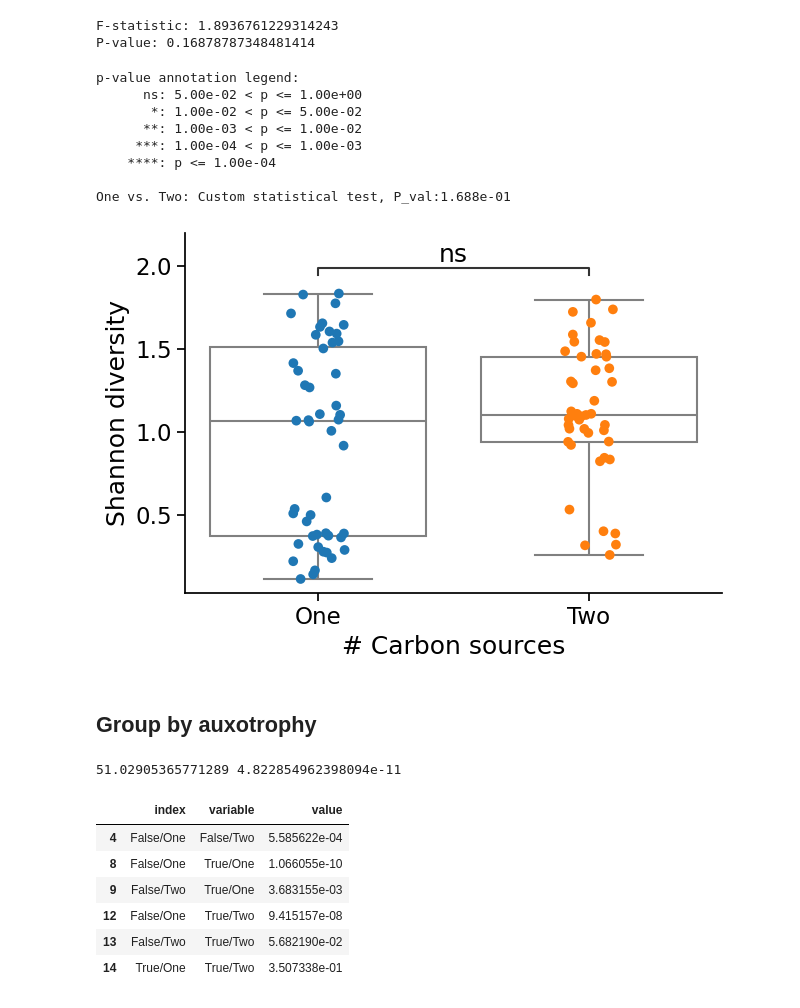
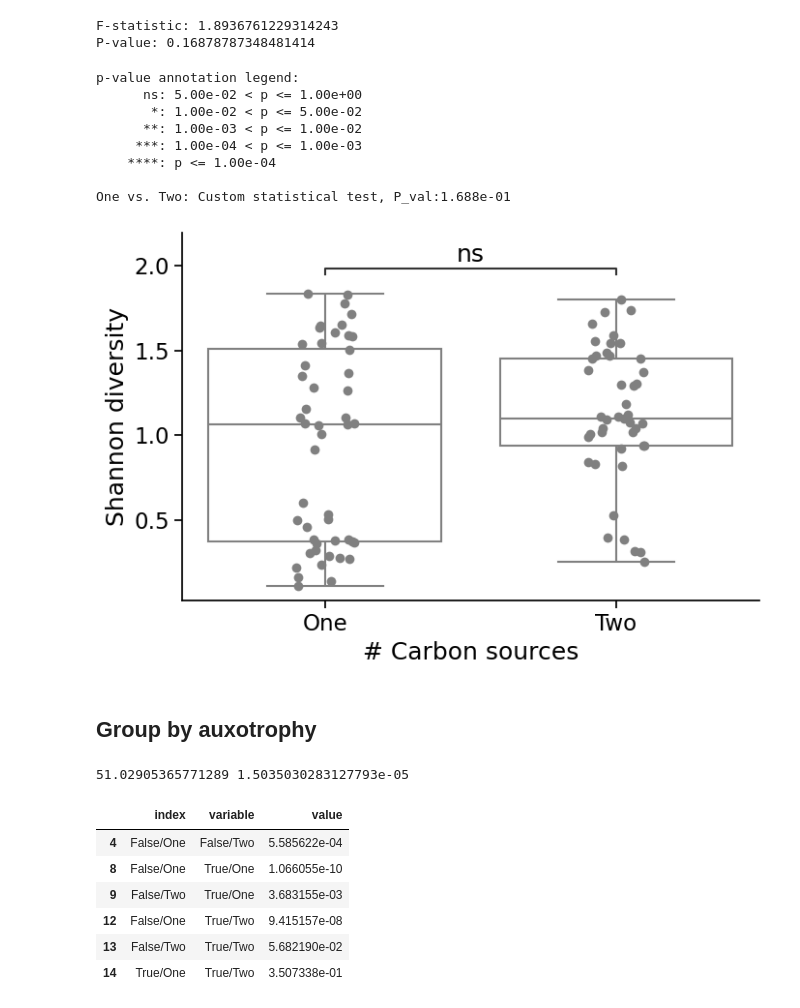
Before and after one commit to sulheim/coexistence, a Jupyter notebook: notebooks/1_assembly_1/analyse_assembly_1.ipynb, the cells around one changed output. Cells and saved outputs as stored; diff of their text form; code cells hidden in the pictures.

Commit message:
First draft of figure 1

```diff
--- a/notebooks/1_assembly_1/analyse_assembly_1.ipynb
+++ b/notebooks/1_assembly_1/analyse_assembly_1.ipynb
@@ -88,8 +89,8 @@ shannon_df['Prototroph index'] = shannon_df.index.map(prototroph_dict)
 shannon_df['CS'] = shannon_df.index.map(well_to_cs)
 shannon_df['CS class'] = shannon_df.CS.map(cs_to_class)
 shannon_df = shannon_df.loc[~shannon_df['Shannon index'].isna()].copy()
-
 shannon_df['N CS'] = [2 if '+' in cs else 1 for cs in shannon_df['CS']]
+shannon_df.loc[shannon_df['N CS']==2, 'CS class'] = 'Mix'
 # %%
 for i, row in shannon_df.iterrows():
     if isinstance(row['CS'], str):
@@ -236,11 +252,11 @@ idx2 = shannon_df['N CS'].isin([1,2])
 groups = [group['Shannon index'].values for name, group in shannon_df.loc[idx2].groupby('N CS')]
 
 # Perform one-way ANOVA
-f_stat, p_value = kruskal(*groups)
+f_stat, p_value2 = kruskal(*groups)
 
 # Print the results
 print(f"F-statistic: {f_stat}")
-print(f"P-value: {p_value}")
+print(f"P-value: {p_value2}")
 # %% [output]
 F-statistic: 1.8936761229314243
 P-value: 0.16878787348481414
@@ -248,16 +264,16 @@ P-value: 0.16878787348481414
 ncs_name = {1: 'One', 2: 'Two'}
 shannon_df['# Carbon sources'] = shannon_df['N CS'].map(ncs_name)
 # %%
-from statannotations.Annotator import Annotator
-
-ax = sns.boxplot(shannon_df.loc[idx2], x = '# Carbon sources', y = 'Shannon index',
+fig, ax = plt.subplots(figsize=(7,5))
+sns.boxplot(shannon_df.loc[idx2], x = '# Carbon sources', y = 'Shannon index',
                 #  hue = 'CS class',
                 #  boxprops = {'facecolor':'none'},
                 color = 'w',
                  legend=False,
                  linecolor='grey',
                     linewidth=1.5,
-                 fliersize=0)
+                 fliersize=0,
+                 ax=ax)
 
 # for patch in ax.patches:
 #     r, g, b, a = patch.get_facecolor()
@@ -266,39 +282,39 @@ ax = sns.boxplot(shannon_df.loc[idx2], x = '# Carbon sources', y = 'Shannon inde
 # Add in points to show each observation
 sns.stripplot(shannon_df.loc[idx2], x = '# Carbon sources', y = 'Shannon index',
               size=7,
-              hue = '# Carbon sources'
-            #   color = 'k'
+              # hue = '# Carbon sources'
+              color = 'grey'
               )#, color=".3")
 # sns.move_legend(ax, loc = 1, bbox_to_anchor = (0.9,0.6,0.4,0.4))
 sns.despine()
 ax.set(ylabel='')
 
 
 pairs = [['One','Two']]
 # # pairs = [(i[1]["index"], i[1]["variable"]) for i in molten_df.iterrows()]
-p_values = [p_value]
+p_values = [p_value2]
 
 annotator = Annotator(
     ax, pairs, data=shannon_df.loc[idx2], x='# Carbon sources', y="y", order=['One', 'Two'], #orient="h"
 )
 annotator.configure(text_format="star", loc="inside",
     # hide_non_significant=True
     )
 annotator.set_pvalues_and_annotate(p_values)
 
 plt.tight_layout()
 ax.set_ylabel('Shannon diversity')
 plt.savefig("../../Figures/assembly_1_n_cs_boxplot_kruskal-wallis-posthoc.pdf")
 # %% [output]
 p-value annotation legend:
       ns: 5.00e-02 < p <= 1.00e+00
        *: 1.00e-02 < p <= 5.00e-02
       **: 1.00e-03 < p <= 1.00e-02
      ***: 1.00e-04 < p <= 1.00e-03
     ****: p <= 1.00e-04
 
 One vs. Two: Custom statistical test, P_val:1.688e-01
-[figure, old version]
+[figure, new version]
 # %% [markdown]
 ## Group by auxotrophy
 # %%
@@ -309,10 +325,10 @@ shannon_df['Abundant prototroph'] = shannon_df['Prototroph index'] > abundance_t
 groups = [group['Shannon index'].values for name, group in shannon_df.loc[idx2].groupby(['Abundant auxotroph', '# Carbon sources'])]
 
 # Perform one-way ANOVA
-f_stat, p_value = kruskal(*groups)
+f_stat, p_value3 = kruskal(*groups)
 print(f_stat, p_value)
 # %% [output]
-51.02905365771289 4.822854962398094e-11
+51.02905365771289 1.5035030283127793e-05
 # %%
 shannon_df['xxx'] = shannon_df['Abundant auxotroph'].astype(str)+ '/'+shannon_df['# Carbon sources']
 # %%
```
Also changed, not shown: parts of 15 cells of this notebook, 3 other files.
